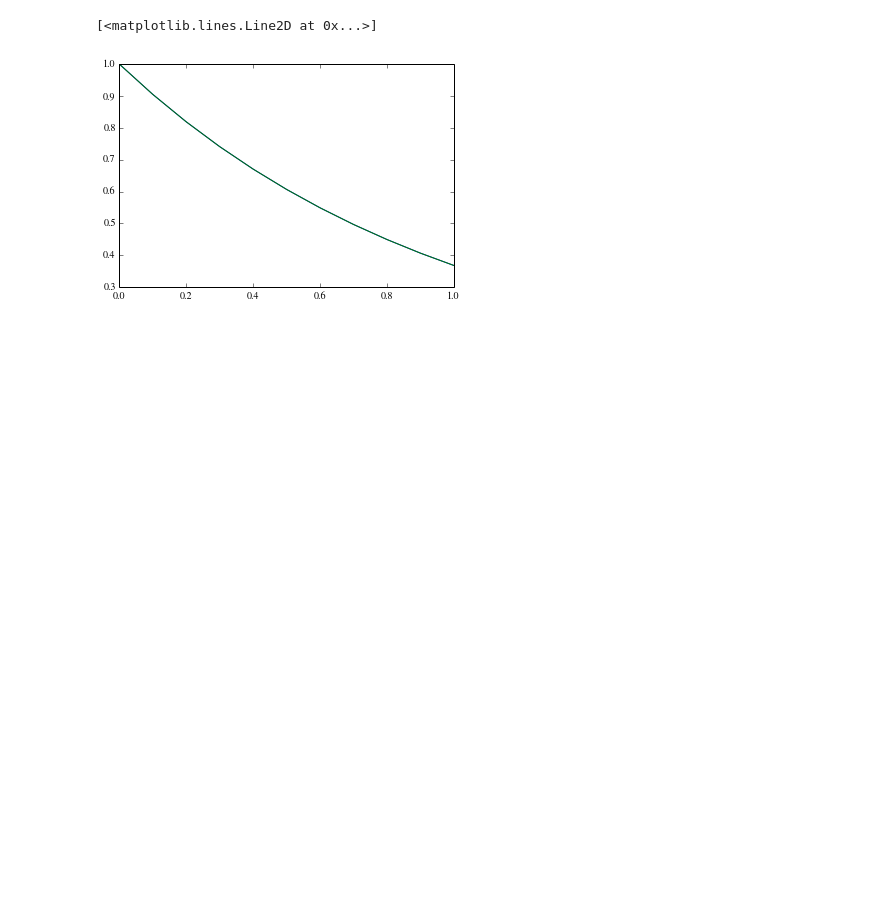
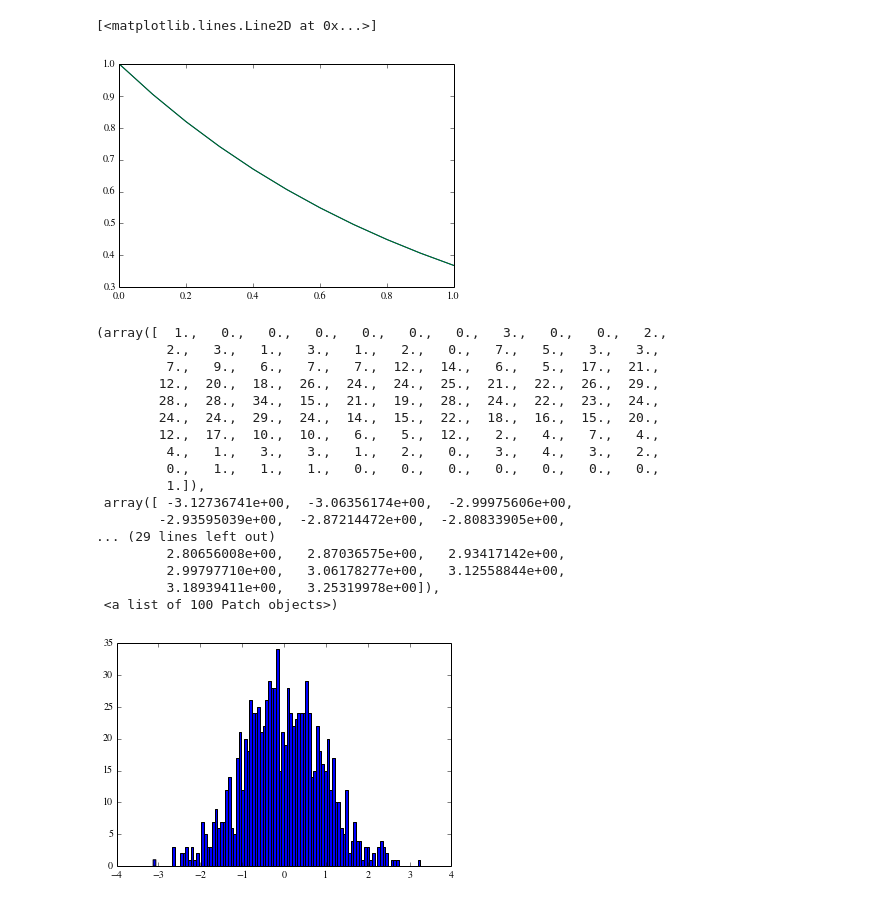
Before and after one commit to computo-fc/mecanica_analitica, a Jupyter notebook: EDOs-clase-I.ipynb, the cells around one changed output. Saved outputs shown, nothing was run; the diff lists cells and outputs as text; code cells hidden in the pictures; blank space fills up the shorter version.

```diff
--- a/EDOs-clase-I.ipynb
+++ b/EDOs-clase-I.ipynb
@@ -200,0 +227,2 @@ plt.plot(tiempos_salida, exacto)
+# %%
+r = randn(1000)
@@ -200,0 +231,21 @@ plt.plot(tiempos_salida, exacto)
+# %%
+plt.hist(r, 100)
+# %% [output]
+(array([  1.,   0.,   0.,   0.,   0.,   0.,   0.,   3.,   0.,   0.,   2.,
+         2.,   3.,   1.,   3.,   1.,   2.,   0.,   7.,   5.,   3.,   3.,
+         7.,   9.,   6.,   7.,   7.,  12.,  14.,   6.,   5.,  17.,  21.,
+        12.,  20.,  18.,  26.,  24.,  24.,  25.,  21.,  22.,  26.,  29.,
+        28.,  28.,  34.,  15.,  21.,  19.,  28.,  24.,  22.,  23.,  24.,
+        24.,  24.,  29.,  24.,  14.,  15.,  22.,  18.,  16.,  15.,  20.,
+        12.,  17.,  10.,  10.,   6.,   5.,  12.,   2.,   4.,   7.,   4.,
+         4.,   1.,   3.,   3.,   1.,   2.,   0.,   3.,   4.,   3.,   2.,
+         0.,   1.,   1.,   1.,   0.,   0.,   0.,   0.,   0.,   0.,   0.,
+         1.]),
+ array([ -3.12736741e+00,  -3.06356174e+00,  -2.99975606e+00,
+        -2.93595039e+00,  -2.87214472e+00,  -2.80833905e+00,
+... (29 lines left out)
+         2.80656008e+00,   2.87036575e+00,   2.93417142e+00,
+         2.99797710e+00,   3.06178277e+00,   3.12558844e+00,
+         3.18939411e+00,   3.25319978e+00]),
+ <a list of 100 Patch objects>)
+[figure, added]
```
Also changed, not shown: parts of 19 cells of this notebook, 1 other file.
